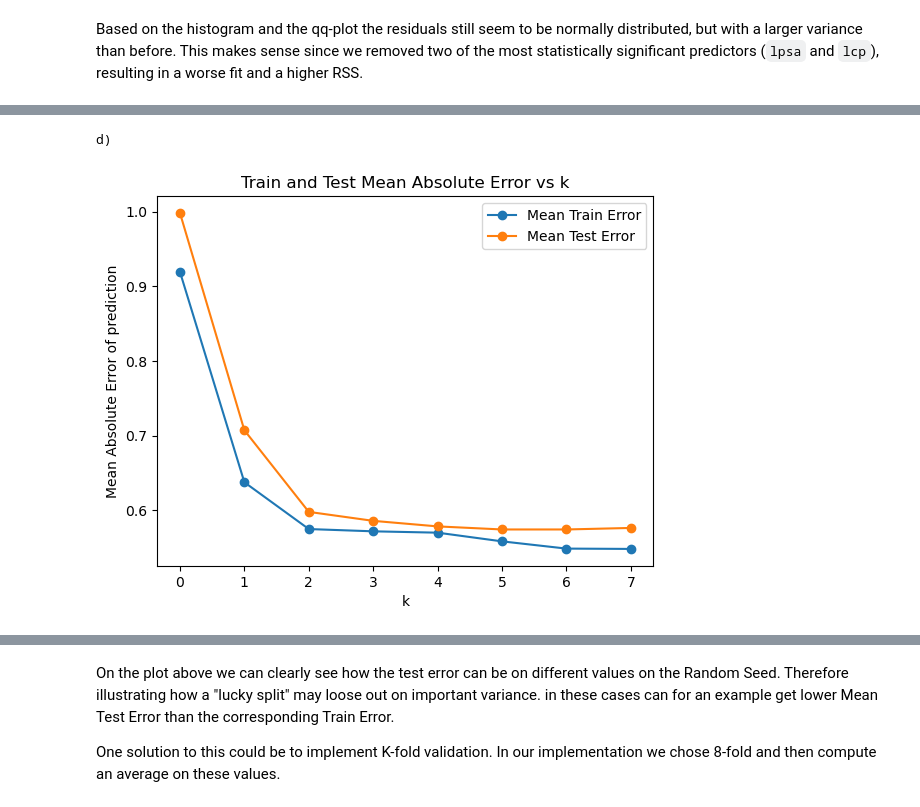
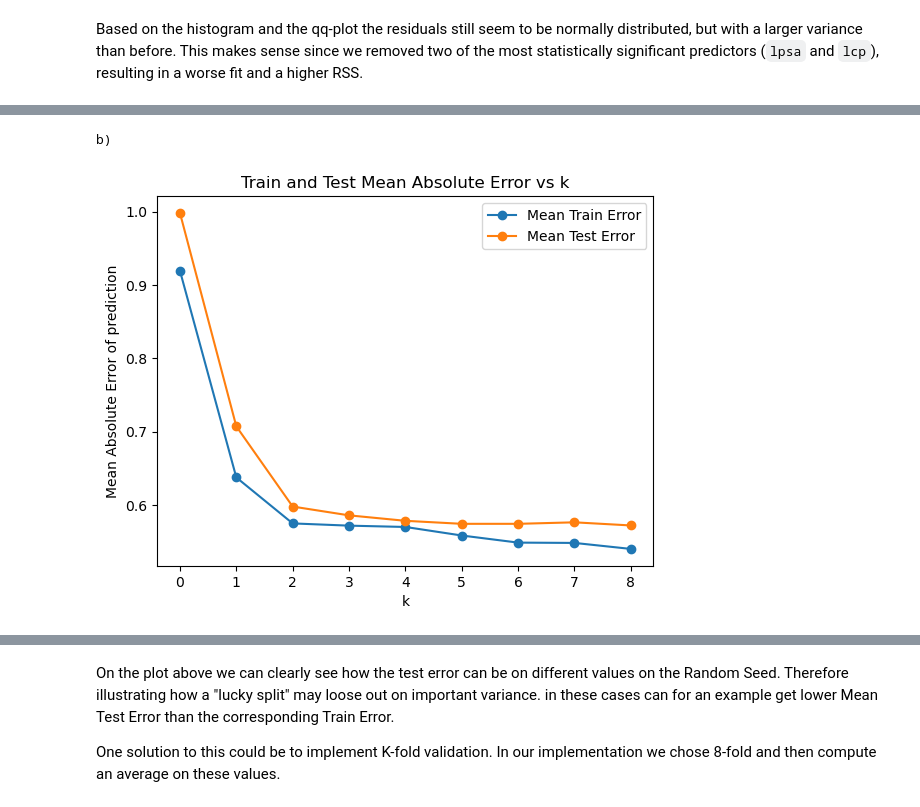
Before and after one commit to MC0117/SLA-labs, a Jupyter notebook: TP1/TP1.ipynb, the cells around one changed output, grey strips where cells are left out. Drawn from its saved outputs; the diff is of its cells as text; code cells hidden in the pictures.

```diff
--- a/TP1/TP1.ipynb
+++ b/TP1/TP1.ipynb
@@ -495,7 +521,7 @@ combos = combinations(df_enc.columns.drop(["lcavol", "intercept"]), 2)
 
 RSS = np.inf
 best_combo = None
-
+print("a)")
 for combo in combos:
     X = df_enc[list(combo)]
     X = sm.add_constant(X)
@@ -504,11 +530,10 @@ for combo in combos:
     y_hat = results.get_prediction(X).predicted_mean
     res = y - y_hat
     RSS_combo = (res**2).sum()
+    # print('Combo: ', combo, 'RSS: ', round(RSS_combo,3))  #uncomment if you want to see all RSS:s.
     if RSS_combo < RSS:
         RSS = RSS_combo
         best_combo = combo
-
-print("a)")
 print("Best combination of predictors: ", best_combo)
 print("RSS: ", RSS)
 
@@ -516,7 +541,7 @@ print("RSS: ", RSS)
 print("b)")
 print(f"{'k': <10} {'Best Predictors':<80} {'RSS':<10}")
 best_combos = {}
-for k in range(8):
+for k in range(9):
     combos = combinations(df_enc.columns.drop(["lcavol", "intercept"]), k)
     RSS = np.inf
     best_combo = None
@@ -587,30 +614,30 @@ Since the "lucky-split" limitation is still present as the dataset size increase
 # %%
 from sklearn.model_selection import train_test_split
 
 train_mean_error = []
 test_mean_error = []
-print("d)")
+print("b)")
 for combo in best_combos.values():
     Y = df_enc['lcavol']
     X = df_enc[list(combo[0])]
     train_X, test_X, train_Y, test_Y = train_test_split(X, Y, test_size=0.3, random_state=42)
     train_X = sm.add_constant(train_X)
     test_X = sm.add_constant(test_X)
     model = sm.OLS(train_Y, train_X)
     results = model.fit()
     res_train = train_Y - results.get_prediction(train_X).predicted_mean
     train_mean_error.append(np.abs(res_train).mean())
     res_test = test_Y - results.get_prediction(test_X).predicted_mean
     test_mean_error.append(np.abs(res_test).mean())
 
 
-plt.plot(range(8), train_mean_error, marker='o', label='Mean Train Error')
-plt.plot(range(8), test_mean_error, marker='o', label='Mean Test Error')
+plt.plot(range(9), train_mean_error, marker='o', label='Mean Train Error')
+plt.plot(range(9), test_mean_error, marker='o', label='Mean Test Error')
 plt.xlabel("k")
 plt.ylabel("Mean Absolute Error of prediction")
 plt.title("Train and Test Mean Absolute Error vs k")
 plt.legend()
 plt.show()
 # %% [output]
-d)
+b)
-[figure, old version]
+[figure, new version]
```
Also changed, not shown: parts of 12 cells of this notebook.
